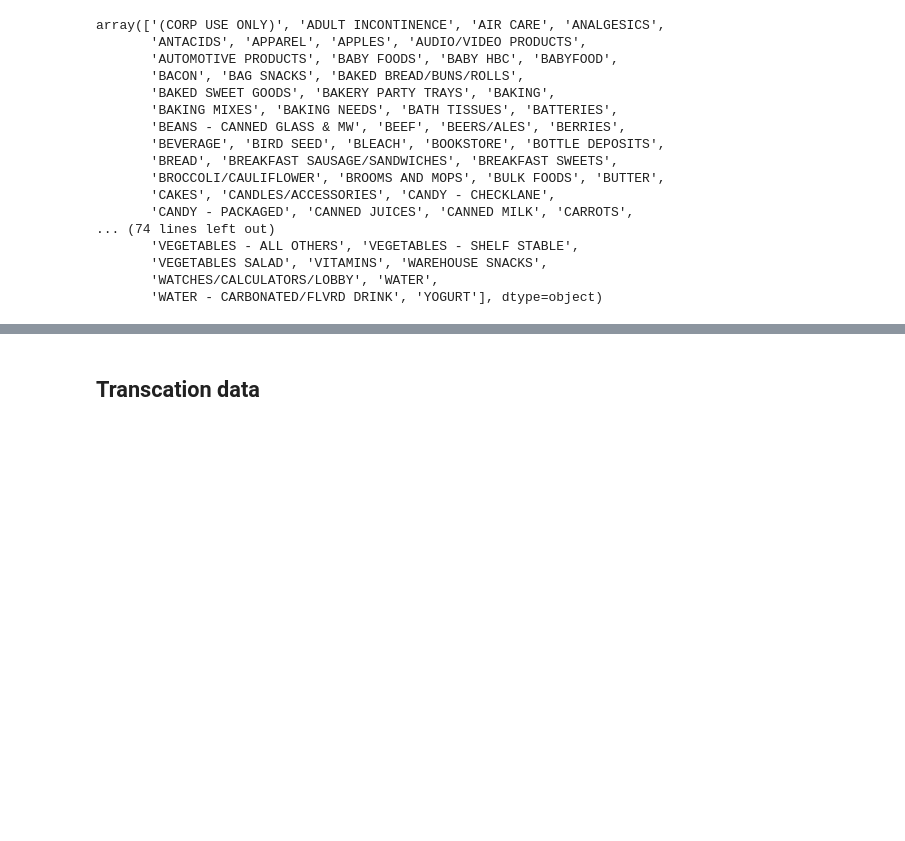
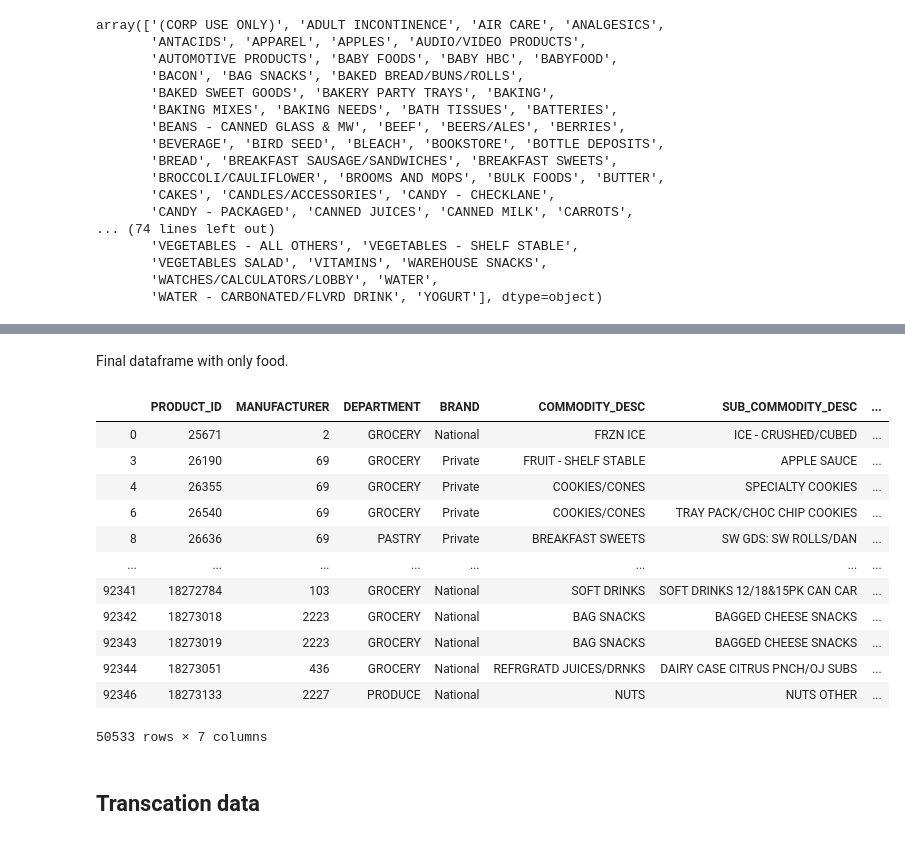
Before and after one commit to whateverforever/ada-2019-project, a Jupyter notebook: data_analysis.ipynb, the cells around one changed output, grey strips where cells are left out. Cells and saved outputs as stored; diff of their text form; code cells hidden in the pictures; blank space fills up the shorter version.

Commit message:
Final food dataframe

```diff
--- a/data_analysis.ipynb
+++ b/data_analysis.ipynb
@@ -370,7 +370,7 @@ array(['(CORP USE ONLY)', 'ADULT INCONTINENCE', 'AIR CARE', 'ANALGESICS',
        'WATER - CARBONATED/FLVRD DRINK', 'YOGURT'], dtype=object)
 # %%
 list_food_com = ['APPLES', 'BABY FOODS', 'BABYFOOD',
-       'BACON', 'BAG SNACKS', 'BAKED BREAD/BUNS/ROLLS',
+       'BAG SNACKS', 'BAKED BREAD/BUNS/ROLLS',
        'BAKED SWEET GOODS', 'BAKERY PARTY TRAYS', 'BAKING',
        'BAKING MIXES', 'BAKING NEEDS',
        'BEANS - CANNED GLASS & MW', 'BEEF', 'BEERS/ALES', 'BERRIES',
@@ -378,12 +378,10 @@ list_food_com = ['APPLES', 'BABY FOODS', 'BABYFOOD',
        'BREAD', 'BREAKFAST SAUSAGE/SANDWICHES', 'BREAKFAST SWEETS',
        'BROCCOLI/CAULIFLOWER', 'BULK FOODS', 'BUTTER',
        'CAKES', 'CANDY - CHECKLANE',
-       'CANDY - PACKAGED', 'CANNED JUICES', 'CANNED MILK', 'CARROTS',
-       'CAT FOOD', 'CAT LITTER', 'CEREAL/BREAKFAST',
+       'CANDY - PACKAGED', 'CANNED JUICES', 'CANNED MILK', 'CARROTS', 'CEREAL/BREAKFAST',
          'CHEESE', 'CHEESES', 'CHICKEN',
        'CHICKEN/POULTRY', 'CHIPS&SNACKS', 'CHRISTMAS  SEASONAL',
-        'CITRUS', 'COCOA MIXES', 'COFFEE',
-       'COFFEE FILTERS', 'COFFEE SHOP', 'COFFEE SHOP SWEET GOODS&RETAIL',
+        'CITRUS', 'COCOA MIXES', 'COFFEE', 'COFFEE SHOP', 'COFFEE SHOP SWEET GOODS&RETAIL',
        'COLD CEREAL', 'CONDIMENTS', 'CONDIMENTS/SAUCES', 'CONVENIENT BRKFST/WHLSM SNACKS', 'COOKIES',
        'COOKIES/CONES', 'CORN', 'CRACKERS/MISC BKD FD', 'DELI MEATS',
        'DELI SPECIALTIES (RETAIL PK)', 'DELI SUPPLIES', 'DINNER MXS:DRY',
@@ -437,3 +435,4 @@ list_food_com = ['APPLES', 'BABY FOODS', 'BABYFOOD',
        'VEGETABLES - ALL OTHERS', 'VEGETABLES - SHELF STABLE',
        'VEGETABLES SALAD', 'WAREHOUSE SNACKS', 'WATER',
        'WATER - CARBONATED/FLVRD DRINK', 'YOGURT']
+print(list_food_com)
@@ -440,2 +441,2 @@ list_food_com = ['APPLES', 'BABY FOODS', 'BABYFOOD',
 # %%
-df_food_com = [df_food_dep["COMMODITY_DESC"].apply(lambda x : x in list_food_com)]
+df_food_com = df_food_dep[df_food_dep["COMMODITY_DESC"].apply(lambda x : x in list_food_com)]
@@ -443,0 +445,2 @@ NameError: name 'df_food_dep' is not defined
+# %%
+list_food_com_ambigious=['CHRISTMAS  SEASONAL', 'DOMESTIC GOODS','EASTER', 'FALL AND WINTER SEASONAL','HOME FREEZING & CANNING SUPPLY', 'NATURAL HBC', 'NATURAL VITAMINS','SEASONAL', 'SPORTS MEMORABLILIA', 'SPRING/SUMMER SEASONAL']
@@ -444,3 +456,30 @@ NameError: name 'df_food_dep' is not defined
+# %%
+df_amb_com = df_food_com[df_food_com["COMMODITY_DESC"].apply(lambda x : x in list_food_com_ambigious)]
+throw_out =['MISC', 'BAKING CUPS', 'CAKE DECORS - BIRTHDAY CANDLES', 'BANDANA/SCARVES', 'FLASHLIGHTS','AS SEEN ON TV', 'MISC BULK', 'MISC SALES TRANS','PEYTON/GM EXPENSE ITEMS', 'MICROWAVE']
+
+for amb in list_food_com_ambigious:
+    for item in df_amb_com[df_amb_com["COMMODITY_DESC"].apply(lambda x : x == amb)]["SUB_COMMODITY_DESC"].unique():
+        if not "CANDY" in item and not "PUMPKINS" in item and not "PRETZELS" in item:
+            throw_out.append(item)
+# %% [markdown]
+Final dataframe with only food.
+# %%
+df_food = df_food_com[df_food_com["SUB_COMMODITY_DESC"].apply(lambda x : not x in throw_out)]
+df_food
+# %% [output]
+|  | PRODUCT_ID | MANUFACTURER | DEPARTMENT | BRAND | COMMODITY_DESC | SUB_COMMODITY_DESC | ... |
+| 0 | 25671 | 2 | GROCERY | National | FRZN ICE | ICE - CRUSHED/CUBED | ... |
+| 3 | 26190 | 69 | GROCERY | Private | FRUIT - SHELF STABLE | APPLE SAUCE | ... |
+| 4 | 26355 | 69 | GROCERY | Private | COOKIES/CONES | SPECIALTY COOKIES | ... |
+| 6 | 26540 | 69 | GROCERY | Private | COOKIES/CONES | TRAY PACK/CHOC CHIP COOKIES | ... |
+| 8 | 26636 | 69 | PASTRY | Private | BREAKFAST SWEETS | SW GDS: SW ROLLS/DAN | ... |
+| ... | ... | ... | ... | ... | ... | ... | ... |
+| 92341 | 18272784 | 103 | GROCERY | National | SOFT DRINKS | SOFT DRINKS 12/18&15PK CAN CAR | ... |
+| 92342 | 18273018 | 2223 | GROCERY | National | BAG SNACKS | BAGGED CHEESE SNACKS | ... |
+| 92343 | 18273019 | 2223 | GROCERY | National | BAG SNACKS | BAGGED CHEESE SNACKS | ... |
+| 92344 | 18273051 | 436 | GROCERY | National | REFRGRATD JUICES/DRNKS | DAIRY CASE CITRUS PNCH/OJ SUBS | ... |
+| 92346 | 18273133 | 2227 | PRODUCE | National | NUTS | NUTS OTHER | ... |
+50533 rows × 7 columns
 # %% [markdown]
 ## Transcation data
 # %%
```
Also changed, not shown: parts of 4 cells of this notebook.
